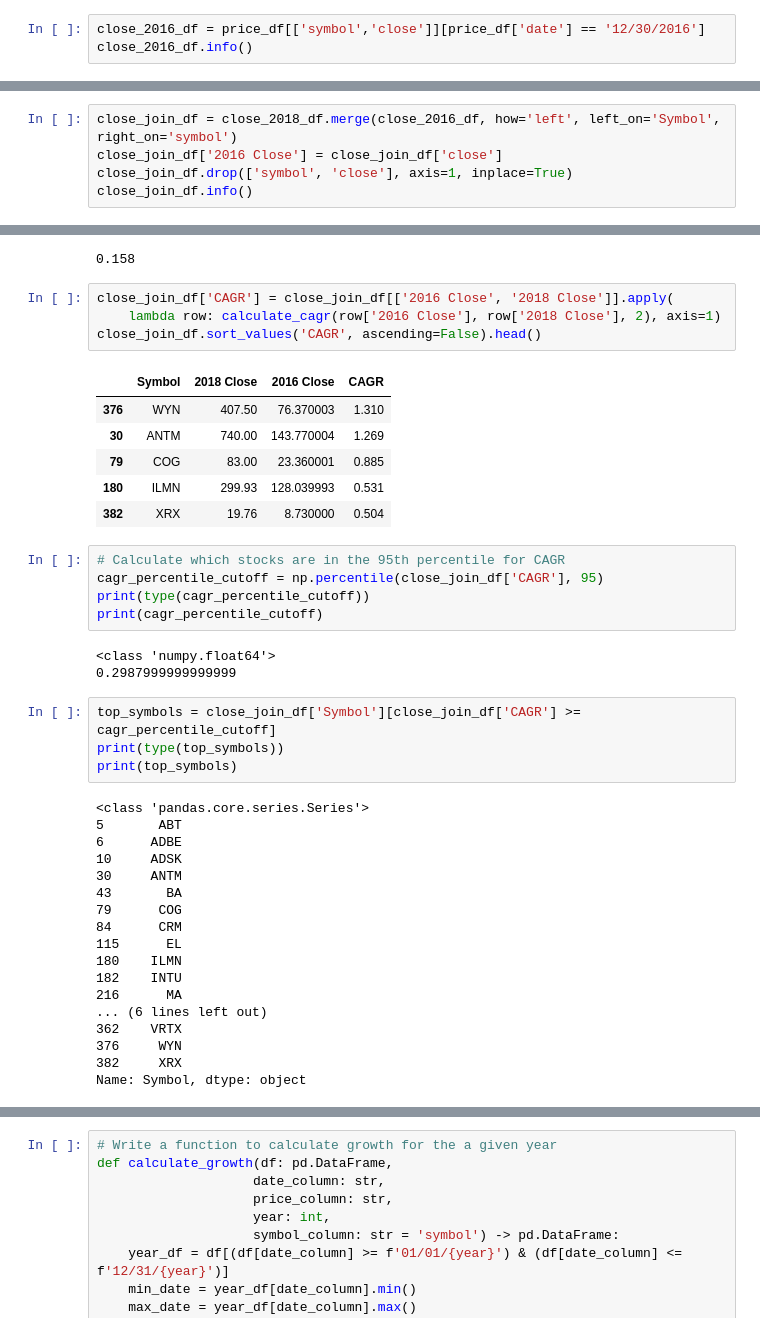
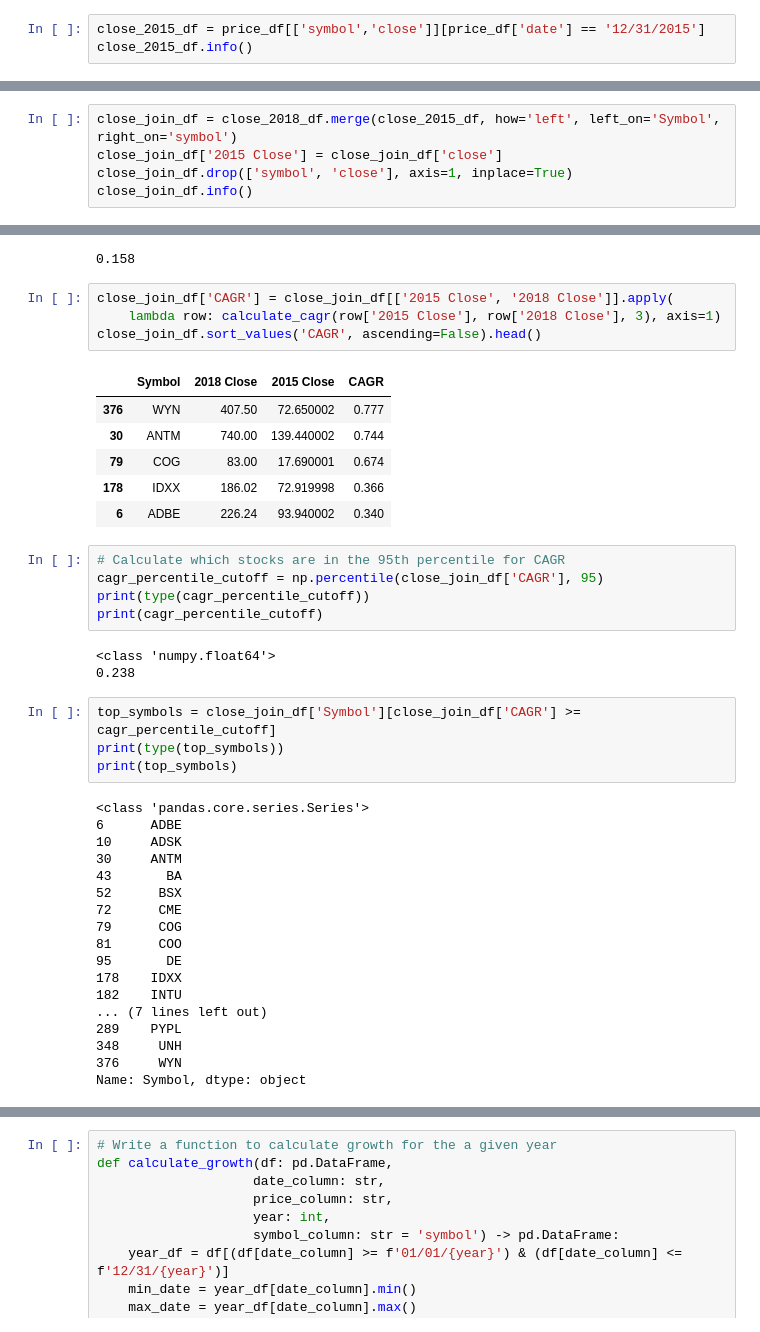
Before and after one commit to griffinschwab/NYSE-ML-Project, a Jupyter notebook: clean-and-wrangle-data.ipynb, the cells around one changed output, grey strips where cells are left out. Cells and saved outputs as stored; diff of their text form.

```diff
--- a/clean-and-wrangle-data.ipynb
+++ b/clean-and-wrangle-data.ipynb
@@ -357,5 +347,5 @@ price_df.describe().T
 # %%
-close_2016_df = price_df[['symbol','close']][price_df['date'] == '12/30/2016']
-close_2016_df.info()
+close_2015_df = price_df[['symbol','close']][price_df['date'] == '12/31/2015']
+close_2015_df.info()
 # %% [output]
 <class 'pandas.core.frame.DataFrame'>
@@ -368,8 +358,8 @@ Data columns (total 2 columns):
 dtypes: float64(1), object(1)
 memory usage: 9.1+ KB
 # %%
-close_join_df = close_2018_df.merge(close_2016_df, how='left', left_on='Symbol', right_on='symbol')
-close_join_df['2016 Close'] = close_join_df['close']
+close_join_df = close_2018_df.merge(close_2015_df, how='left', left_on='Symbol', right_on='symbol')
+close_join_df['2015 Close'] = close_join_df['close']
 close_join_df.drop(['symbol', 'close'], axis=1, inplace=True)
 close_join_df.info()
 # %% [output]
@@ -394,16 +384,16 @@ print(calculate_cagr(300, 540, 4))
 # %% [output]
 0.158
 # %%
-close_join_df['CAGR'] = close_join_df[['2016 Close', '2018 Close']].apply(
-    lambda row: calculate_cagr(row['2016 Close'], row['2018 Close'], 2), axis=1)
+close_join_df['CAGR'] = close_join_df[['2015 Close', '2018 Close']].apply(
+    lambda row: calculate_cagr(row['2015 Close'], row['2018 Close'], 3), axis=1)
 close_join_df.sort_values('CAGR', ascending=False).head()
 # %% [output]
-|  | Symbol | 2018 Close | 2016 Close | CAGR |
-| 376 | WYN | 407.50 | 76.370003 | 1.310 |
-| 30 | ANTM | 740.00 | 143.770004 | 1.269 |
-| 79 | COG | 83.00 | 23.360001 | 0.885 |
-| 180 | ILMN | 299.93 | 128.039993 | 0.531 |
-| 382 | XRX | 19.76 | 8.730000 | 0.504 |
+|  | Symbol | 2018 Close | 2015 Close | CAGR |
+| 376 | WYN | 407.50 | 72.650002 | 0.777 |
+| 30 | ANTM | 740.00 | 139.440002 | 0.744 |
+| 79 | COG | 83.00 | 17.690001 | 0.674 |
+| 178 | IDXX | 186.02 | 72.919998 | 0.366 |
+| 6 | ADBE | 226.24 | 93.940002 | 0.340 |
 # %%
 # Calculate which stocks are in the 95th percentile for CAGR
 cagr_percentile_cutoff = np.percentile(close_join_df['CAGR'], 95)
@@ -411,28 +401,28 @@ print(type(cagr_percentile_cutoff))
 print(cagr_percentile_cutoff)
 # %% [output]
 <class 'numpy.float64'>
-0.2987999999999999
+0.238
 # %%
 top_symbols = close_join_df['Symbol'][close_join_df['CAGR'] >= cagr_percentile_cutoff]
 print(type(top_symbols))
 print(top_symbols)
 # %% [output]
 <class 'pandas.core.series.Series'>
-5       ABT
 6      ADBE
 10     ADSK
 30     ANTM
 43       BA
+52      BSX
+72      CME
 79      COG
-84      CRM
-115      EL
-180    ILMN
+81      COO
+95       DE
+178    IDXX
 182    INTU
-216      MA
-... (6 lines left out)
-362    VRTX
+... (7 lines left out)
+289    PYPL
+348     UNH
 376     WYN
-382     XRX
 Name: Symbol, dtype: object
 # %%
 close_join_df['95th Percentile'] = close_join_df['Symbol'].isin(top_symbols.values)
```
Also changed, not shown: parts of 8 cells of this notebook.
